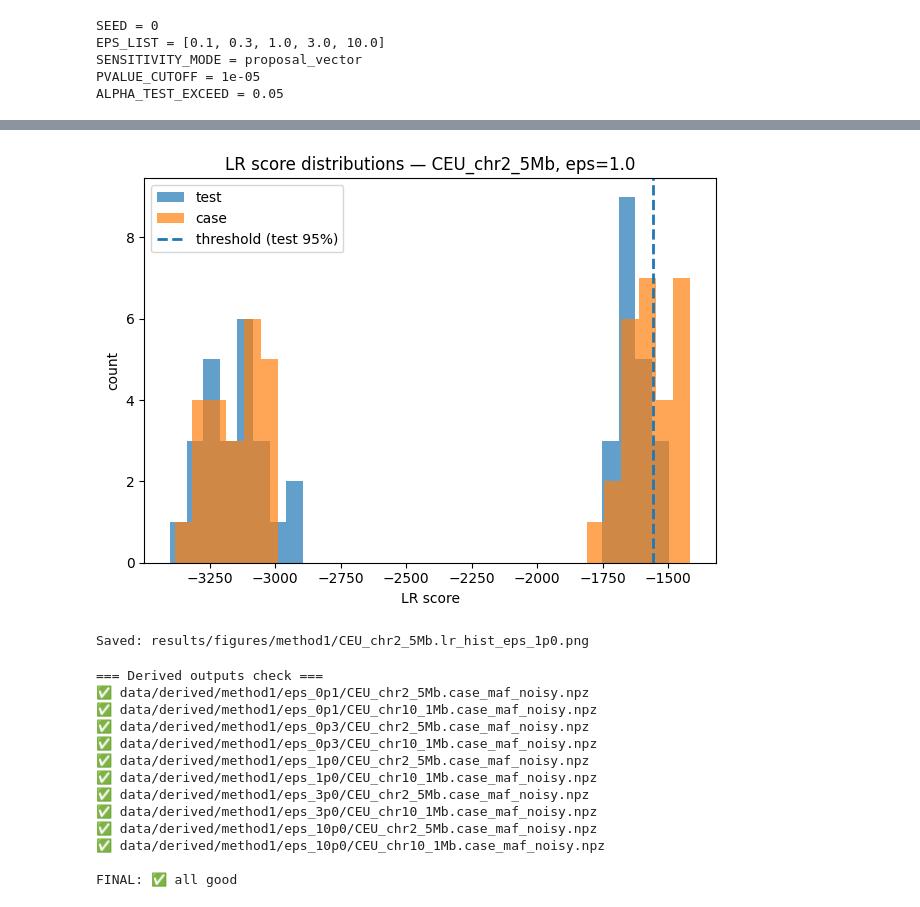
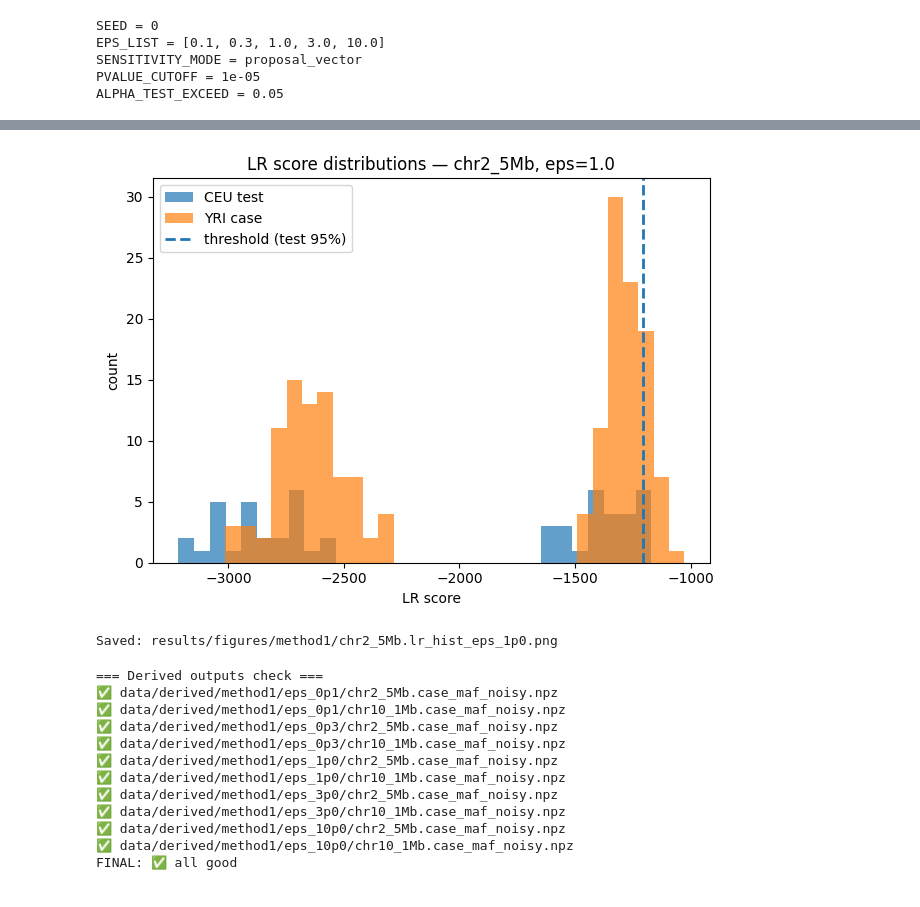
Before and after one commit to eylulssevinc/Privatization-for-GWAS-Genomic-Data-Sharing-COMP-430, a Jupyter notebook: src/mechanisms/method1_laplace.ipynb, the cells around one changed output, grey strips where cells are left out. Drawn from its saved outputs; the diff is of its cells as text; code cells hidden in the pictures.

Commit message:
Fixed Method 1 implementation and data split.

```diff
--- a/src/mechanisms/method1_laplace.ipynb
+++ b/src/mechanisms/method1_laplace.ipynb
@@ -161,7 +399,7 @@ def _ensure_snps_by_individuals(G: np.ndarray) -> np.ndarray:
     """
     We want shape (n_snps, n_individuals).
     If it looks like (n_individuals, n_snps), transpose.
-    Heuristic: n_snps usually >> n_individuals (here individuals ~174).
+    Heuristic: n_snps usually >> n_individuals.
     """
     if G.shape[0] < G.shape[1]:
         # likely individuals x snps -> transpose
@@ -174,8 +412,8 @@ def compute_counts_and_maf(G_snps_x_ind: np.ndarray, cols: List[int]) -> Tuple[n
     cols: which individuals to use
     Returns:
       called_n_per_snp (n_snps,)
-      minor_allele_count_per_snp (n_snps,)
-      maf_per_snp (n_snps,)
+      allele_count_per_snp (n_snps,)
+      freq_per_snp (n_snps,)
     """
     sub = G_snps_x_ind[:, cols]  # (n_snps, n_cols)
     called = sub != -1
@@ -183,7 +421,7 @@ def compute_counts_and_maf(G_snps_x_ind: np.ndarray, cols: List[int]) -> Tuple[n
 
     # sum of dosages ignoring missing
     sub_nonmiss = np.where(called, sub, 0)
-    mac = sub_nonmiss.sum(axis=1).astype(np.float64)  # minor allele count (0..2*called_n)
+    mac = sub_nonmiss.sum(axis=1).astype(np.float64)  # counted-allele count (0..2*called_n)
 
     denom = 2.0 * np.maximum(called_n, 1)  # avoid div0
     maf = mac / denom
@@ -192,7 +430,7 @@ def compute_counts_and_maf(G_snps_x_ind: np.ndarray, cols: List[int]) -> Tuple[n
 def laplace_mechanism_counts(mac: np.ndarray, n_snps: int, eps: float, rng: np.random.Generator,
                             sensitivity_mode: str = "proposal_vector") -> np.ndarray:
     """
-    Add Laplace noise to each SNP minor-allele count.
+    Add Laplace noise to each SNP allele count.
     mac: (n_snps,) true counts
     Returns noisy counts (float).
     """
@@ -214,16 +452,24 @@ def laplace_mechanism_counts(mac: np.ndarray, n_snps: int, eps: float, rng: np.r
 
 def postprocess_noisy_maf(noisy_mac: np.ndarray, called_n: np.ndarray) -> np.ndarray:
     """
-    Convert noisy minor-allele counts -> MAF, then clip to [0,1].
+    Convert noisy allele counts -> frequency, then clip to [0,1].
     """
     denom = 2.0 * np.maximum(called_n.astype(np.float64), 1.0)
     maf = noisy_mac / denom
     maf = np.clip(maf, 0.0, 1.0)
     return maf
 
+def noisy_counts_from_maf(noisy_maf: np.ndarray, called_n: np.ndarray) -> np.ndarray:
+    """
+    Convert clipped noisy frequencies back to counts and clip to valid range.
+    """
+    counts = noisy_maf * (2.0 * called_n.astype(np.float64))
+    max_counts = 2.0 * called_n.astype(np.float64)
+    return np.clip(counts, 0.0, max_counts)
+
 def genotype_log_prob_hwe(g: np.ndarray, p: np.ndarray) -> np.ndarray:
     """
-    HWE genotype probabilities given minor allele frequency p.
+    HWE genotype probabilities given allele frequency p.
     g: array of dosages 0/1/2 with possible -1 (missing)
     p: array of same length, clipped away from 0/1
     Returns log P(g | p) per SNP (missing -> 0 contribution).
@@ -596,65 +952,65 @@ Saved: results/figures/method1/CEU_chr2_5Mb.utility_jaccard.png
 # %%
 # Pick an epsilon to visualize distributions
 EPS_TO_PLOT = EPS_LIST[2]  # e.g., 1.0
-region_name = "CEU_chr2_5Mb"  # change if you want
+region_tag = "chr2_5Mb"  # change if you want
 
 outdir = eps_dir(EPS_TO_PLOT)
-noisy_path = outdir / f"{region_name}.case_maf_noisy.npz"
+noisy_path = outdir / f"{region_tag}.case_maf_noisy.npz"
 z = np.load(noisy_path, allow_pickle=True)
 maf_case_noisy = z["noisy_maf"]
 
-b = baseline[region_name]
-G = b["G"]
+b = baseline[region_tag]
+G_ceu = b["G_ceu"]
+G_yri = b["G_yri"]
 maf_ctrl = b["maf_ctrl"]
 
-cols_case = cohorts["case"]["indices_in_ceu_matrix"]
+cols_case = cohorts["case"]["indices_in_yri_matrix"]
 cols_test = cohorts["test"]["indices_in_ceu_matrix"]
 
-scores_case = lr_scores(G, cols_case, p_case=maf_case_noisy, p_ctrl=maf_ctrl)
-scores_test = lr_scores(G, cols_test, p_case=maf_case_noisy, p_ctrl=maf_ctrl)
+scores_case = lr_scores(G_yri, cols_case, p_case=maf_case_noisy, p_ctrl=maf_ctrl)
+scores_test = lr_scores(G_ceu, cols_test, p_case=maf_case_noisy, p_ctrl=maf_ctrl)
 
 thresh = float(np.quantile(scores_test, 1.0 - ALPHA_TEST_EXCEED))
 
 plt.figure()
-plt.hist(scores_test, bins=30, alpha=0.7, label="test")
-plt.hist(scores_case, bins=30, alpha=0.7, label="case")
+plt.hist(scores_test, bins=30, alpha=0.7, label="CEU test")
+plt.hist(scores_case, bins=30, alpha=0.7, label="YRI case")
 plt.axvline(thresh, linestyle="--", linewidth=2, label="threshold (test 95%)")
 plt.xlabel("LR score")
 plt.ylabel("count")
-plt.title(f"LR score distributions — {region_name}, eps={EPS_TO_PLOT}")
+plt.title(f"LR score distributions — {region_tag}, eps={EPS_TO_PLOT}")
 plt.legend()
-out = FIG_DIR / f"{region_name}.lr_hist_eps_{str(EPS_TO_PLOT).replace('.','p')}.png"
+out = FIG_DIR / f"{region_tag}.lr_hist_eps_{str(EPS_TO_PLOT).replace('.','p')}.png"
 plt.tight_layout()
 plt.savefig(out, dpi=200)
 plt.show()
 print("Saved:", out.relative_to(PROJECT_ROOT))
 # %% [output]
-[figure, old version]
+[figure, new version]
-Saved: results/figures/method1/CEU_chr2_5Mb.lr_hist_eps_1p0.png
+Saved: results/figures/method1/chr2_5Mb.lr_hist_eps_1p0.png
 # %%
 print("=== Derived outputs check ===")
 ok = True
 for eps in EPS_LIST:
     outdir = eps_dir(eps)
-    for region_name in regions.keys():
-        p = outdir / f"{region_name}.case_maf_noisy.npz"
+    for region_tag in regions.keys():
+        p = outdir / f"{region_tag}.case_maf_noisy.npz"
         if not p.exists():
             ok = False
             print("❌ missing", p.relative_to(PROJECT_ROOT))
         else:
             print("✅", p.relative_to(PROJECT_ROOT))
-print("\nFINAL:", "✅ all good" if ok else "❌ missing files")
+print("FINAL:", "✅ all good" if ok else "❌ missing files")
 # %% [output]
 === Derived outputs check ===
-✅ data/derived/method1/eps_0p1/CEU_chr2_5Mb.case_maf_noisy.npz
-✅ data/derived/method1/eps_0p1/CEU_chr10_1Mb.case_maf_noisy.npz
-✅ data/derived/method1/eps_0p3/CEU_chr2_5Mb.case_maf_noisy.npz
-✅ data/derived/method1/eps_0p3/CEU_chr10_1Mb.case_maf_noisy.npz
-✅ data/derived/method1/eps_1p0/CEU_chr2_5Mb.case_maf_noisy.npz
-✅ data/derived/method1/eps_1p0/CEU_chr10_1Mb.case_maf_noisy.npz
-✅ data/derived/method1/eps_3p0/CEU_chr2_5Mb.case_maf_noisy.npz
-✅ data/derived/method1/eps_3p0/CEU_chr10_1Mb.case_maf_noisy.npz
-✅ data/derived/method1/eps_10p0/CEU_chr2_5Mb.case_maf_noisy.npz
-✅ data/derived/method1/eps_10p0/CEU_chr10_1Mb.case_maf_noisy.npz
-
+✅ data/derived/method1/eps_0p1/chr2_5Mb.case_maf_noisy.npz
+✅ data/derived/method1/eps_0p1/chr10_1Mb.case_maf_noisy.npz
+✅ data/derived/method1/eps_0p3/chr2_5Mb.case_maf_noisy.npz
+✅ data/derived/method1/eps_0p3/chr10_1Mb.case_maf_noisy.npz
+✅ data/derived/method1/eps_1p0/chr2_5Mb.case_maf_noisy.npz
+✅ data/derived/method1/eps_1p0/chr10_1Mb.case_maf_noisy.npz
+✅ data/derived/method1/eps_3p0/chr2_5Mb.case_maf_noisy.npz
+✅ data/derived/method1/eps_3p0/chr10_1Mb.case_maf_noisy.npz
+✅ data/derived/method1/eps_10p0/chr2_5Mb.case_maf_noisy.npz
+✅ data/derived/method1/eps_10p0/chr10_1Mb.case_maf_noisy.npz
 FINAL: ✅ all good
```
Also changed, not shown: parts of 9 cells of this notebook, 7 other files.
